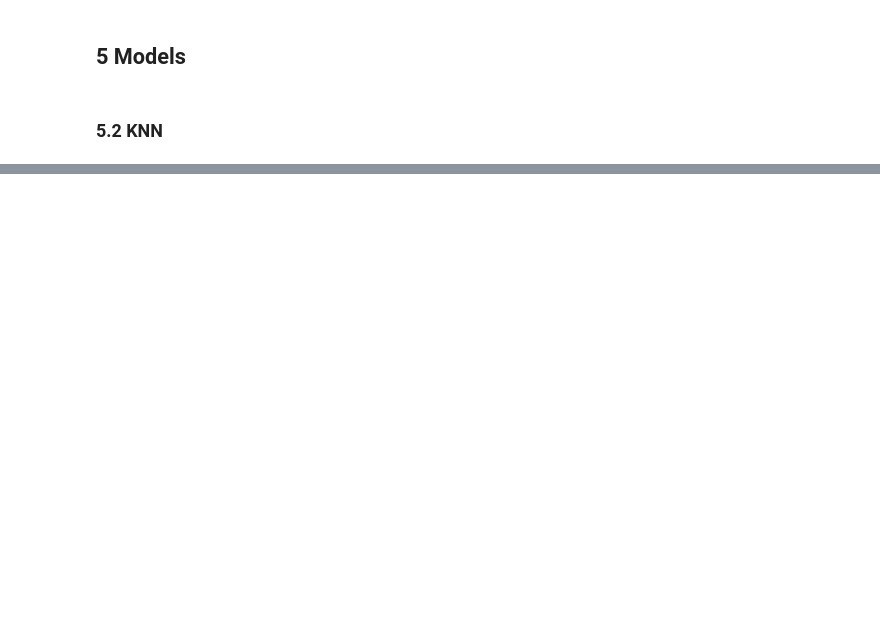
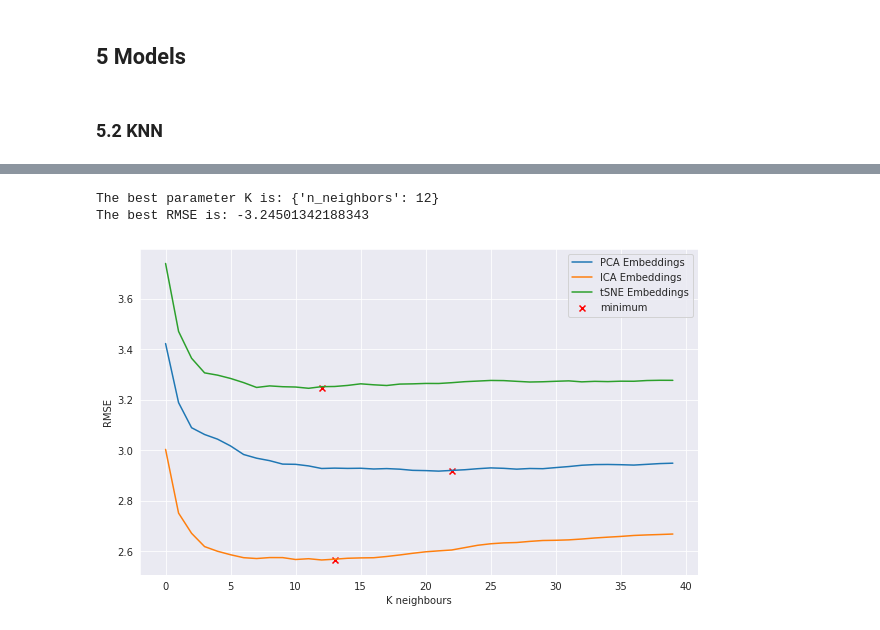
Before and after one commit to Siqi-Hu/LELEC2870-project, a Jupyter notebook: scripts/knn.ipynb, the cells around one changed output, grey strips where cells are left out. Cells and saved outputs as stored; diff of their text form; code cells hidden in the pictures; blank space fills up the shorter version.

```diff
--- a/scripts/knn.ipynb
+++ b/scripts/knn.ipynb
@@ -48,8 +48,7 @@ X_train_tsne, X_test_tsne, _, _ = train_test_split(X1_tsne, Y1, random_state=42,
 knn = KNeighborsRegressor()
 knn_k_range = list(range(1, 41))
 knn_param_grid = {
-    'n_neighbors': knn_k_range,
-    'leaf_size': list(range(1, 101))
+    'n_neighbors': knn_k_range
 }
 # %%
 knn_grid_pca = GridSearchCV(knn, knn_param_grid, cv=10, scoring='neg_root_mean_squared_error', return_train_score=True,verbose=2)
@@ -80,0 +91,2 @@ print("The best RMSE is:", knn_grid_pca.best_score_)
+# %%
+knn_grid_ica.fit(X_train_ica, np.log(1 + y_train))
@@ -80,0 +125,2 @@ print("The best RMSE is:", knn_grid_pca.best_score_)
+# %%
+knn_grid_tsne.fit(X_train_tsne, np.log(1 + y_train))
@@ -80,0 +153,35 @@ print("The best RMSE is:", knn_grid_pca.best_score_)
+# %%
+print("The best parameter K is:", knn_grid_tsne.best_params_)
+print("The best RMSE is:", knn_grid_tsne.best_score_)
+# %% [output]
+The best parameter K is: {'n_neighbors': 12}
+The best RMSE is: -3.24501342188343
+# %%
+def plot_rmse_line(grid_search_list, label_list, fig_name):
+
+    plt.figure(figsize=(10, 6))
+
+    for i in range(len(grid_search_list)):
+        grid_search = grid_search_list[i]
+        cv_result = grid_search.cv_results_
+        mean_test_score = np.abs(cv_result['mean_test_score'])
+        min_x = np.argmin(mean_test_score) + 1
+        min_y = np.min(mean_test_score)
+
+        plt.plot(mean_test_score, label=label_list[i])
+        if i == len(grid_search_list) - 1:
+            plt.scatter(min_x, min_y, c='r', marker='x', label='minimum')
+        else:
+            plt.scatter(min_x, min_y, c='r', marker='x')
+
+    plt.legend()
+    plt.xlabel('K neighbours')
+    plt.ylabel('RMSE')
+    plt.savefig('../Figures/' + fig_name)
+    plt.show()
+# %%
+grid_search_list = [knn_grid_pca, knn_grid_ica, knn_grid_tsne]
+label_list = ['PCA Embeddings', 'ICA Embeddings', 'tSNE Embeddings']
+plot_rmse_line(grid_search_list, label_list, 'KNN_model_selection.pdf')
+# %% [output]
+[figure, added]
```
Also changed, not shown: parts of 8 cells of this notebook.
